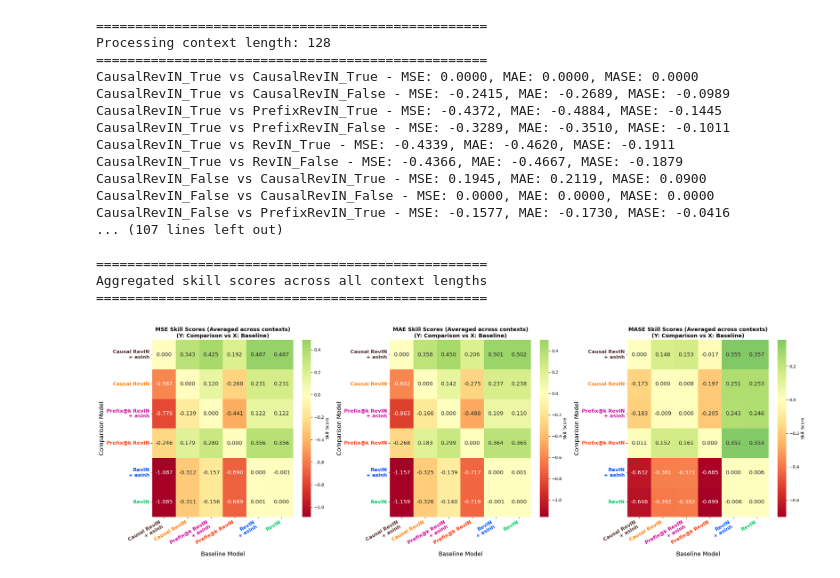
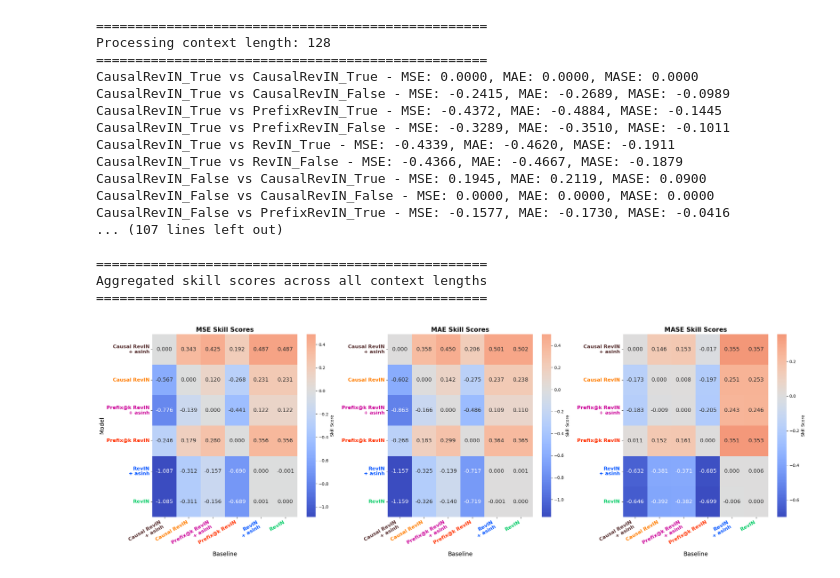
Before and after one commit to vilhess/normalizer, a Jupyter notebook: notebooks/skill_score.ipynb, the cells around one changed output. Saved outputs shown, nothing was run; the diff lists cells and outputs as text; code cells hidden in the pictures.

```diff
--- a/notebooks/skill_score.ipynb
+++ b/notebooks/skill_score.ipynb
@@ -387,14 +385,14 @@ for m in models:
     display_names.append(label)
 
 # MSE Heatmap (averaged across context lengths)
-sns.heatmap(aggregated_skill_scores['mse'], annot=True, fmt='.3f', cmap='RdYlGn',
+sns.heatmap(aggregated_skill_scores['mse'], annot=True, fmt='.3f', cmap='coolwarm',
             xticklabels=display_names, yticklabels=display_names,
             center=0, ax=axes[0], cbar_kws={'label': 'Skill Score'},
             annot_kws={'fontsize': 13})
-axes[0].set_title(f'MSE Skill Scores (Averaged across contexts)\n(Y: Comparison vs X: Baseline)',
-                           fontsize=13, fontweight='bold')
-axes[0].set_xlabel('Baseline Model', fontsize=14)
-axes[0].set_ylabel('Comparison Model', fontsize=14)
+axes[0].set_title(f'MSE Skill Scores',
+                           fontsize=15, fontweight='bold')
+axes[0].set_xlabel('Baseline', fontsize=14)
+axes[0].set_ylabel('Model', fontsize=14)
 axes[0].set_xticklabels(axes[0].get_xticklabels(), rotation=30, ha='right')
 axes[0].tick_params(axis='both', labelsize=12)
 
@@ -409,14 +407,13 @@ for label in axes[0].get_yticklabels():
     label.set_fontweight('bold')
 
 # MAE Heatmap (averaged across context lengths)
-sns.heatmap(aggregated_skill_scores['mae'], annot=True, fmt='.3f', cmap='RdYlGn',
+sns.heatmap(aggregated_skill_scores['mae'], annot=True, fmt='.3f', cmap='coolwarm',
             xticklabels=display_names, yticklabels=display_names,
             center=0, ax=axes[1], cbar_kws={'label': 'Skill Score'},
             annot_kws={'fontsize': 13})
-axes[1].set_title(f'MAE Skill Scores (Averaged across contexts)\n(Y: Comparison vs X: Baseline)',
-                           fontsize=13, fontweight='bold')
-axes[1].set_xlabel('Baseline Model', fontsize=14)
-axes[1].set_ylabel('Comparison Model', fontsize=14)
+axes[1].set_title(f'MAE Skill Scores',
+                           fontsize=15, fontweight='bold')
+axes[1].set_xlabel('Baseline', fontsize=14)
 axes[1].set_xticklabels(axes[1].get_xticklabels(), rotation=30, ha='right')
 axes[1].tick_params(axis='both', labelsize=12)
 
@@ -431,47 +428,46 @@ for label in axes[1].get_yticklabels():
     label.set_fontweight('bold')
 
 # MASE Heatmap (averaged across context lengths)
-sns.heatmap(aggregated_skill_scores['mase'], annot=True, fmt='.3f', cmap='RdYlGn',
+sns.heatmap(aggregated_skill_scores['mase'], annot=True, fmt='.3f', cmap='coolwarm',
             xticklabels=display_names, yticklabels=display_names,
             center=0, ax=axes[2], cbar_kws={'label': 'Skill Score'},
             annot_kws={'fontsize': 13})
-axes[2].set_title(f'MASE Skill Scores (Averaged across contexts)\n(Y: Comparison vs X: Baseline)',
-                           fontsize=13, fontweight='bold')
-axes[2].set_xlabel('Baseline Model', fontsize=14)
-axes[2].set_ylabel('Comparison Model', fontsize=14)
+axes[2].set_title(f'MASE Skill Scores',
+                           fontsize=15, fontweight='bold')
+axes[2].set_xlabel('Baseline', fontsize=14)
 axes[2].set_xticklabels(axes[2].get_xticklabels(), rotation=30, ha='right')
 axes[2].tick_params(axis='both', labelsize=12)
 
 # Color the tick labels
 for label in axes[2].get_xticklabels():
     original_text = label.get_text().replace('\n', ' ')
     label.set_color(dic_model_colors[original_text])
     label.set_fontweight('bold')
 for label in axes[2].get_yticklabels():
     original_text = label.get_text().replace('\n', ' ')
     label.set_color(dic_model_colors[original_text])
     label.set_fontweight('bold')
 
 plt.tight_layout()
 # %% [output]
 ==================================================
 Processing context length: 128
 ==================================================
 CausalRevIN_True vs CausalRevIN_True - MSE: 0.0000, MAE: 0.0000, MASE: 0.0000
 CausalRevIN_True vs CausalRevIN_False - MSE: -0.2415, MAE: -0.2689, MASE: -0.0989
 CausalRevIN_True vs PrefixRevIN_True - MSE: -0.4372, MAE: -0.4884, MASE: -0.1445
 CausalRevIN_True vs PrefixRevIN_False - MSE: -0.3289, MAE: -0.3510, MASE: -0.1011
 CausalRevIN_True vs RevIN_True - MSE: -0.4339, MAE: -0.4620, MASE: -0.1911
 CausalRevIN_True vs RevIN_False - MSE: -0.4366, MAE: -0.4667, MASE: -0.1879
 CausalRevIN_False vs CausalRevIN_True - MSE: 0.1945, MAE: 0.2119, MASE: 0.0900
 CausalRevIN_False vs CausalRevIN_False - MSE: 0.0000, MAE: 0.0000, MASE: 0.0000
 CausalRevIN_False vs PrefixRevIN_True - MSE: -0.1577, MAE: -0.1730, MASE: -0.0416
 ... (107 lines left out)
 
 ==================================================
 Aggregated skill scores across all context lengths
 ==================================================
-[figure, old version]
+[figure, new version]
 # %%
 import numpy as np
 import matplotlib.pyplot as plt
```
Also changed, not shown: parts of 2 cells of this notebook, 2 other files.
